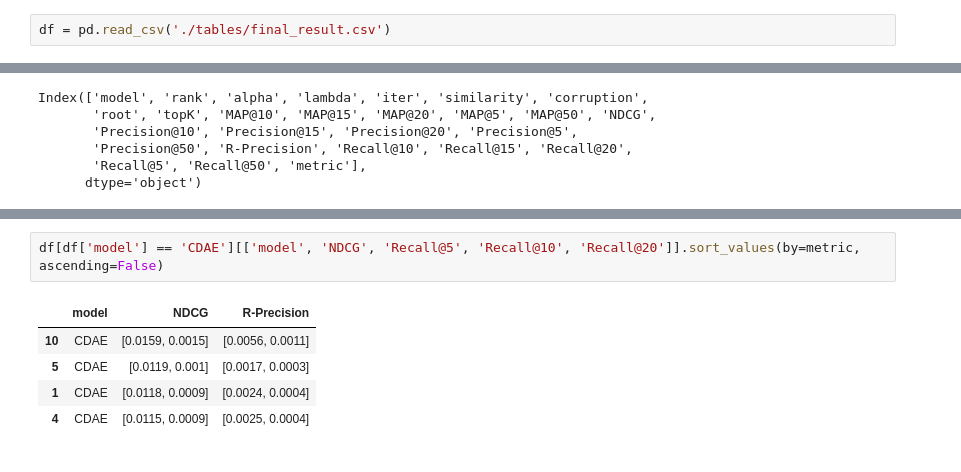
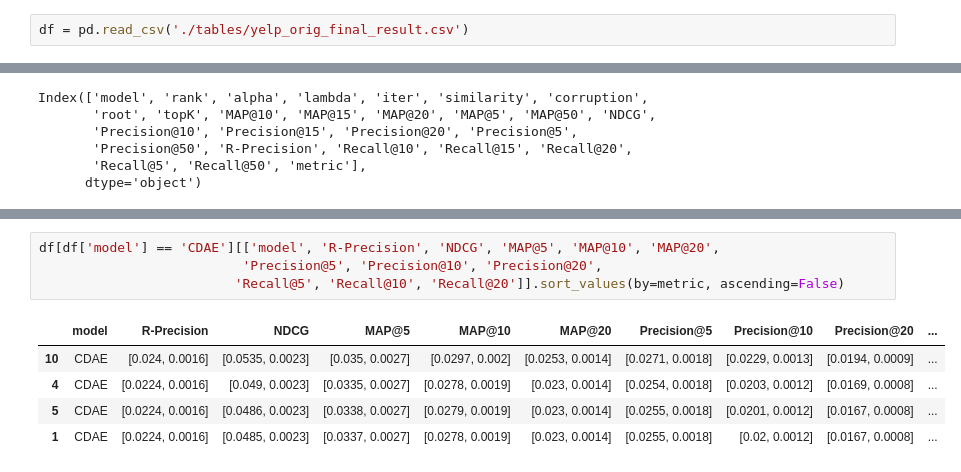
Before and after one commit to TinaBBB/RecSys_baseline_models, a Jupyter notebook: HP_selection.ipynb, the cells around one changed output, grey strips where cells are left out. Cells and saved outputs as stored; diff of their text form.

```diff
--- a/HP_selection.ipynb
+++ b/HP_selection.ipynb
@@ -44,7 +59,7 @@ save_dataframe_csv(bpr_df, 'tables/yelp_toronto/', 'bpr.csv')
 # %% [markdown]
 ### Checking final results
 # %%
-df = pd.read_csv('./tables/final_result.csv')
+df = pd.read_csv('./tables/yelp_orig_final_result.csv')
 # %%
 metric='NDCG'
 # %%
@@ -103,9 +126,11 @@ df[df['model'] == 'PureSVD'][['model', 'NDCG', 'Recall@5', 'Recall@10', 'Recall@
 # %%
-df[df['model'] == 'CDAE'][['model', 'NDCG', 'Recall@5', 'Recall@10', 'Recall@20']].sort_values(by=metric, ascending=False)
+df[df['model'] == 'CDAE'][['model', 'R-Precision', 'NDCG', 'MAP@5', 'MAP@10', 'MAP@20',
+                          'Precision@5', 'Precision@10', 'Precision@20',
+                         'Recall@5', 'Recall@10', 'Recall@20']].sort_values(by=metric, ascending=False)
 # %% [output]
-|  | model | NDCG | R-Precision |
-| 10 | CDAE | [0.0159, 0.0015] | [0.0056, 0.0011] |
-| 5 | CDAE | [0.0119, 0.001] | [0.0017, 0.0003] |
-| 1 | CDAE | [0.0118, 0.0009] | [0.0024, 0.0004] |
-| 4 | CDAE | [0.0115, 0.0009] | [0.0025, 0.0004] |
+|  | model | R-Precision | NDCG | MAP@5 | MAP@10 | MAP@20 | Precision@5 | Precision@10 | Precision@20 | ... |
+| 10 | CDAE | [0.024, 0.0016] | [0.0535, 0.0023] | [0.035, 0.0027] | [0.0297, 0.002] | [0.0253, 0.0014] | [0.0271, 0.0018] | [0.0229, 0.0013] | [0.0194, 0.0009] | ... |
+| 4 | CDAE | [0.0224, 0.0016] | [0.049, 0.0023] | [0.0335, 0.0027] | [0.0278, 0.0019] | [0.023, 0.0014] | [0.0254, 0.0018] | [0.0203, 0.0012] | [0.0169, 0.0008] | ... |
+| 5 | CDAE | [0.0224, 0.0016] | [0.0486, 0.0023] | [0.0338, 0.0027] | [0.0279, 0.0019] | [0.023, 0.0014] | [0.0255, 0.0018] | [0.0201, 0.0012] | [0.0167, 0.0008] | ... |
+| 1 | CDAE | [0.0224, 0.0016] | [0.0485, 0.0023] | [0.0337, 0.0027] | [0.0278, 0.0019] | [0.023, 0.0014] | [0.0255, 0.0018] | [0.02, 0.0012] | [0.0167, 0.0008] | ... |
 # %%
```
Also changed, not shown: parts of 16 cells of this notebook, 32 other files.
